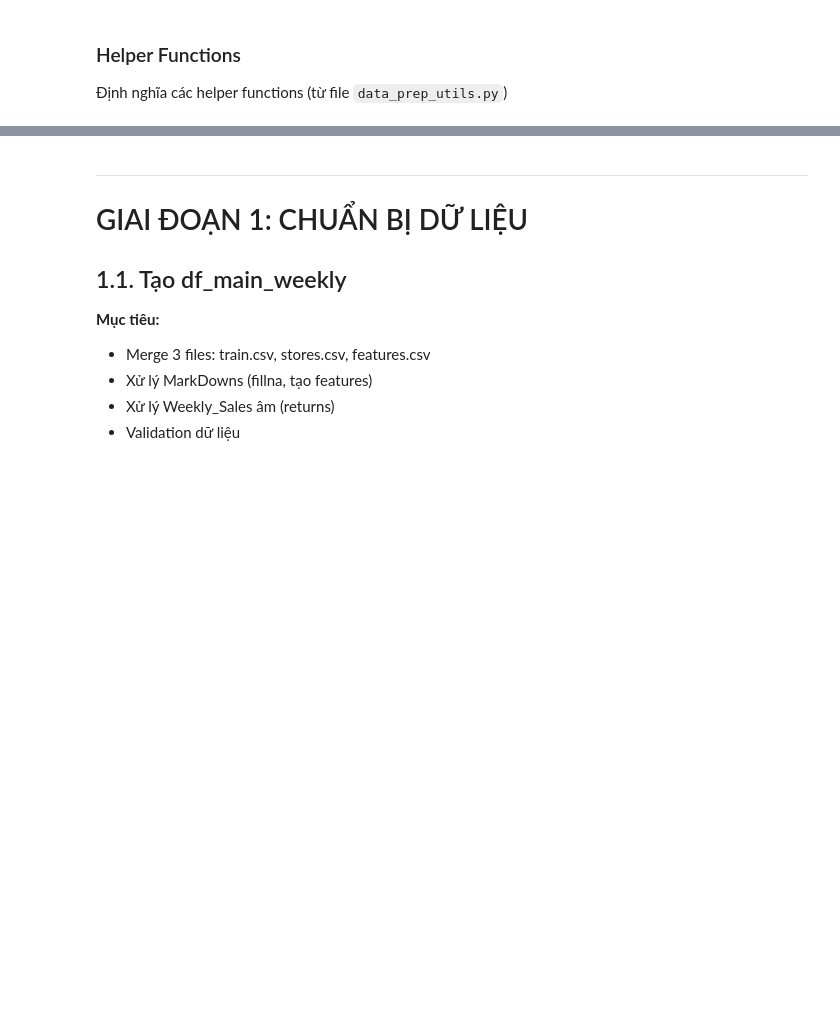
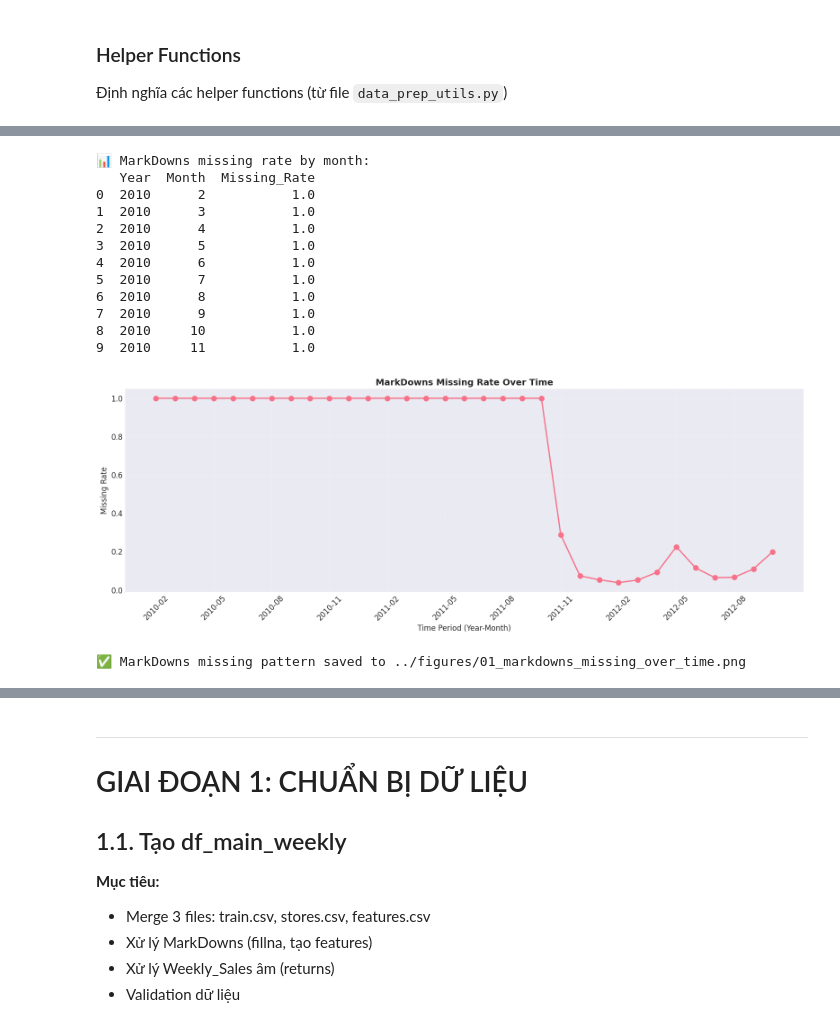
Before and after one commit to coderbian/Datathon---Data2U, a Jupyter notebook: notebooks/01_Data_Preparation_Complete.ipynb, the cells around one changed output, grey strips where cells are left out. Cells and saved outputs as stored; diff of their text form; code cells hidden in the pictures; blank space fills up the shorter version.

```diff
--- a/notebooks/01_Data_Preparation_Complete.ipynb
+++ b/notebooks/01_Data_Preparation_Complete.ipynb
@@ -174,0 +258,47 @@ print(f"📁 Processed path: {PROCESSED_PATH}")
+# %%
+# Phân tích pattern missing values theo thời gian (nếu có)
+df_merged['Date'] = pd.to_datetime(df_merged['Date'])
+
+# Kiểm tra missing values của MarkDowns theo thời gian
+markdown_cols = ['MarkDown1', 'MarkDown2', 'MarkDown3', 'MarkDown4', 'MarkDown5']
+df_merged['Year'] = df_merged['Date'].dt.year
+df_merged['Month'] = df_merged['Date'].dt.month
+
+# Missing rate của MarkDowns theo tháng
+md_missing_by_month = df_merged.groupby(['Year', 'Month'])[markdown_cols].apply(
+    lambda x: x.isnull().sum().sum() / (len(x) * len(markdown_cols))
+).reset_index(name='Missing_Rate')
+
+print("📊 MarkDowns missing rate by month:")
+print(md_missing_by_month.head(10))
+
+# Visualize
+if len(md_missing_by_month) > 0:
+    fig, ax = plt.subplots(figsize=(16, 6))
+    md_missing_by_month['Year_Month'] = md_missing_by_month['Year'].astype(str) + '-' + md_missing_by_month['Month'].astype(str).str.zfill(2)
+    ax.plot(range(len(md_missing_by_month)), md_missing_by_month['Missing_Rate'], marker='o', linewidth=2, markersize=8)
+    ax.set_xlabel('Time Period (Year-Month)', fontsize=12)
+    ax.set_ylabel('Missing Rate', fontsize=12)
+    ax.set_title('MarkDowns Missing Rate Over Time', fontsize=14, fontweight='bold')
+    ax.grid(True, alpha=0.3)
+    ax.set_xticks(range(0, len(md_missing_by_month), 3))
+    ax.set_xticklabels(md_missing_by_month['Year_Month'].iloc[::3], rotation=45)
+    plt.tight_layout()
+    plt.savefig('../figures/01_markdowns_missing_over_time.png', dpi=300, bbox_inches='tight')
+    plt.show()
+    print("✅ MarkDowns missing pattern saved to ../figures/01_markdowns_missing_over_time.png")
+# %% [output]
+📊 MarkDowns missing rate by month:
+   Year  Month  Missing_Rate
+0  2010      2           1.0
+1  2010      3           1.0
+2  2010      4           1.0
+3  2010      5           1.0
+4  2010      6           1.0
+5  2010      7           1.0
+6  2010      8           1.0
+7  2010      9           1.0
+8  2010     10           1.0
+9  2010     11           1.0
+[figure, added]
+✅ MarkDowns missing pattern saved to ../figures/01_markdowns_missing_over_time.png
```
Also changed, not shown: parts of 50 cells of this notebook, 14 other files.
